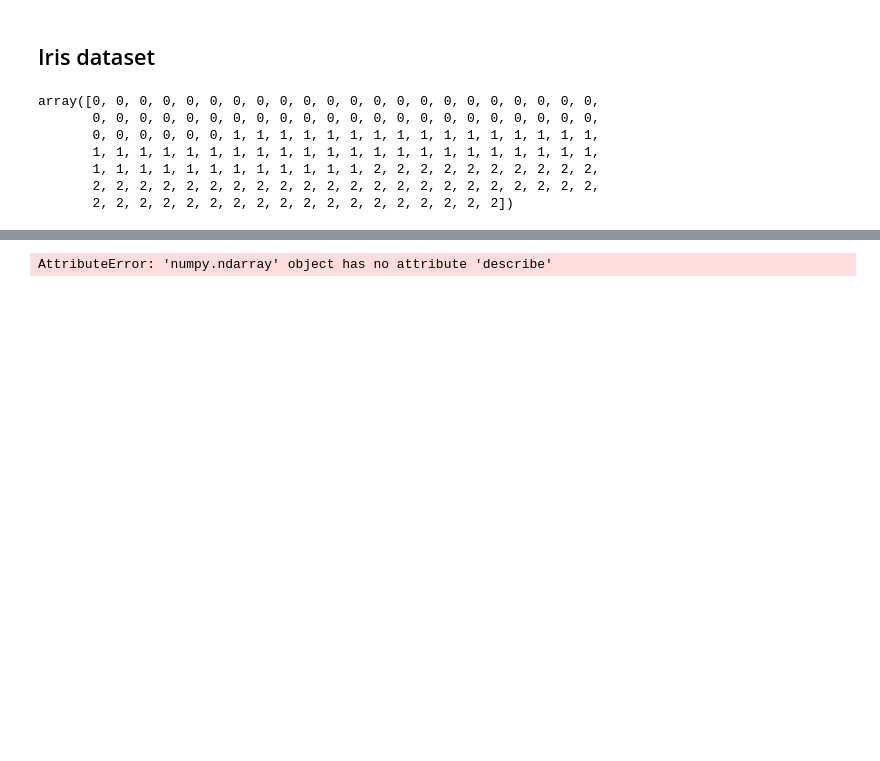
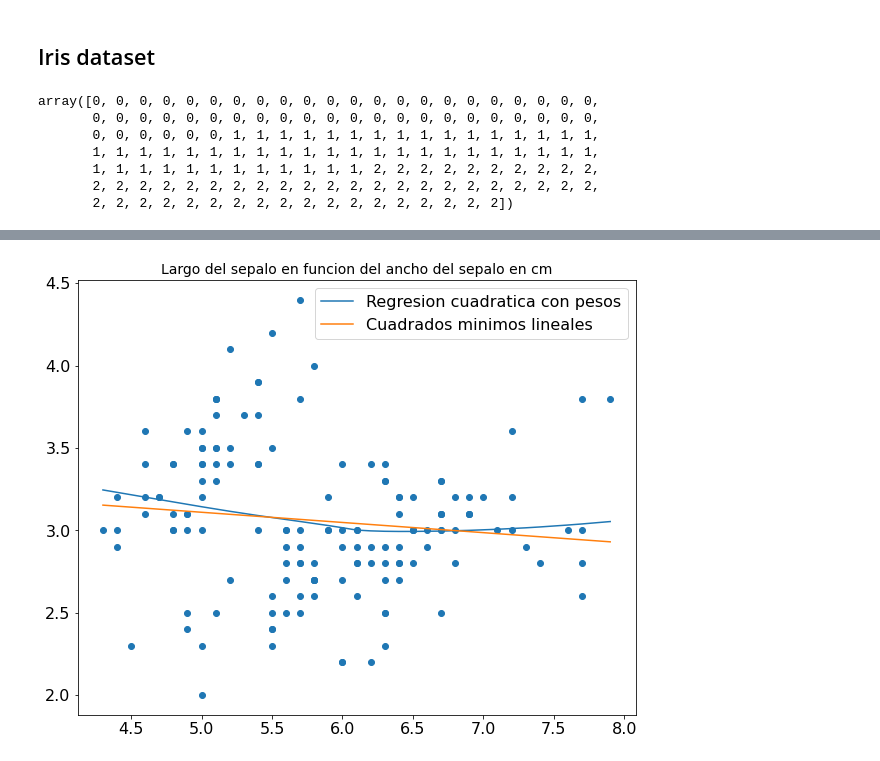
Before and after one commit to pablolp99/mn-tp3, a Jupyter notebook: notebooks/experimentation.ipynb, the cells around one changed output, grey strips where cells are left out. Drawn from its saved outputs; the diff is of its cells as text; code cells hidden in the pictures; blank space fills up the shorter version.

```diff
--- a/notebooks/experimentation.ipynb
+++ b/notebooks/experimentation.ipynb
@@ -370,3 +370,30 @@ for func in dist_funcs:
 # %%
+metrics = {}
+
+data = np.sort(iris.data[:, 0])
+y_train = iris.data[:, 1][np.argsort(iris.data[:, 0])]
+l = Loess(data, y_train)
+
+dist_funcs = ["tricubic", "unweighted"]
+
+fig = plt.figure(figsize=(10,8))
+plt.scatter(data, y_train)
+
+rename = {
+    "tricubic": "Regresion cuadratica con pesos",
+    "unweighted": "Cuadrados minimos lineales",
+}
+
+for func in dist_funcs:
+    if dist_funcs == "tricubic":
+        y_t = np.array([l.estimate([x], kernel=func, window=int(len(data)*0.4), degree=2) for x in data])
+    else:
+        y_t = np.array([l.estimate([x], kernel=func, window=len(data), degree=1) for x in data])
+
+    plt.plot(data, y_t, label=f"{rename[func]}")
+
+    plt.title(f"Largo del sepalo en funcion del ancho del sepalo en cm", fontsize=14)
+    plt.legend()
+    plt.savefig(f"img/exp3_scattered")
 # %% [output]
-AttributeError: 'numpy.ndarray' object has no attribute 'describe'
+[figure, added]
```
Also changed, not shown: parts of 2 cells of this notebook, 3 other files.
